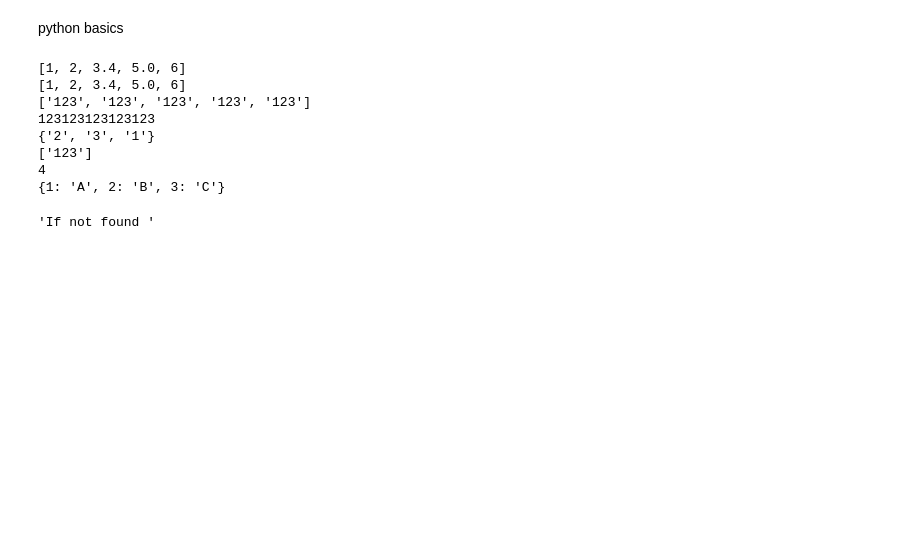
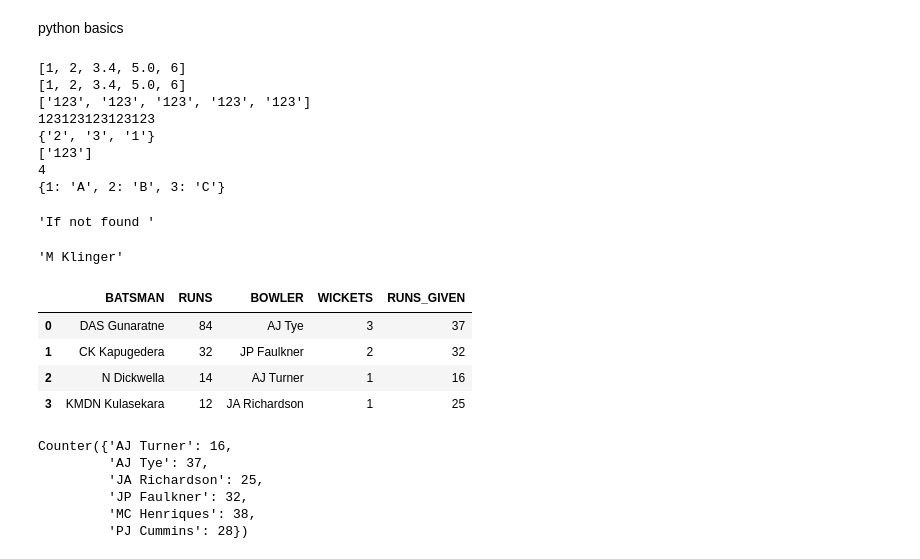
Before and after one commit to Rahul2661998/interview-codes, a Jupyter notebook: Untitled0.ipynb, the cells around one changed output. Drawn from its saved outputs; the diff is of its cells as text; code cells hidden in the pictures; blank space fills up the shorter version.

```diff
--- a/Untitled0.ipynb
+++ b/Untitled0.ipynb
@@ -360,3 +360,7 @@ a.get('element_to_search','If not found ')
 4
 {1: 'A', 2: 'B', 3: 'C'}
 'If not found '
+# %%
+d[0]['1st innings']['deliveries'][0][0.1]['batsman']
+# %% [output]
+'M Klinger'
@@ -362,0 +399,32 @@ a.get('element_to_search','If not found ')
+# %%
+a,b,c=dict_in(d)
+# %%
+def dict_to_df(a,b,c):
+          max=0
+          table=pd.DataFrame({'BATSMAN':list(a.keys()),'RUNS':list(a.values())}).sort_values(by='RUNS',ascending=False,ignore_index=True)[:4]
+
+          table_two=pd.DataFrame({'BOWLER':list(b.keys()),'RUNS_GIVEN':list(b.values())}).sort_values(by='RUNS_GIVEN')
+
+          table_three=pd.DataFrame({'BOWLER':list(c.keys()),'WICKETS':list(c.values())}).sort_values(by='WICKETS',ascending=False)
+
+          table_m=table_three.merge(table_two,how='left',on='BOWLER')[:4]
+
+          final=pd.concat([table,table_m],axis=1)
+          return final
+# %%
+dict_to_df(a,b,c)
+# %% [output]
+|  | BATSMAN | RUNS | BOWLER | WICKETS | RUNS_GIVEN |
+| 0 | DAS Gunaratne | 84 | AJ Tye | 3 | 37 |
+| 1 | CK Kapugedera | 32 | JP Faulkner | 2 | 32 |
+| 2 | N Dickwella | 14 | AJ Turner | 1 | 16 |
+| 3 | KMDN Kulasekara | 12 | JA Richardson | 1 | 25 |
+# %%
+b
+# %% [output]
+Counter({'AJ Turner': 16,
+         'AJ Tye': 37,
+         'JA Richardson': 25,
+         'JP Faulkner': 32,
+         'MC Henriques': 38,
+         'PJ Cummins': 28})
```
Also changed, not shown: parts of 4 cells of this notebook.
